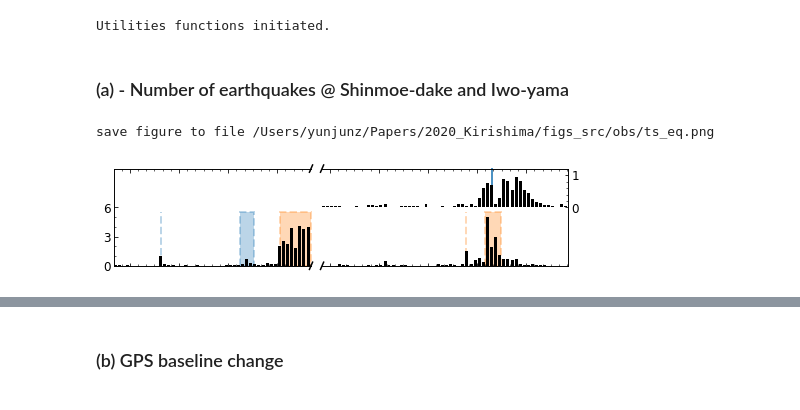
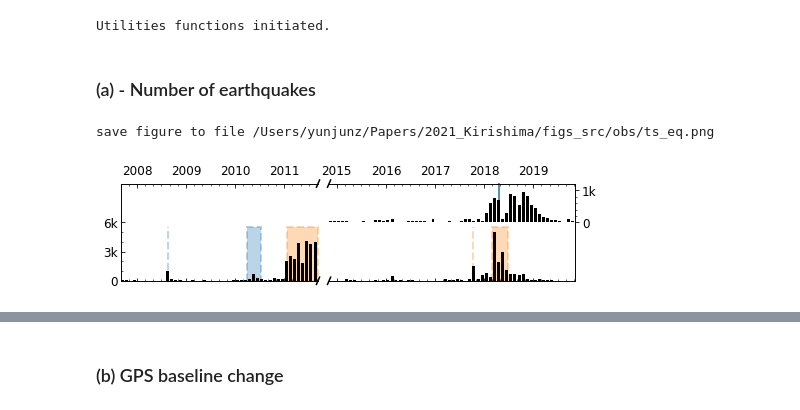
Before and after one commit to geodesymiami/2021-Kirishima, a Jupyter notebook: Fig_2_obs_time_series.ipynb, the cells around one changed output, grey strips where cells are left out. Cells and saved outputs as stored; diff of their text form; code cells hidden in the pictures.

Commit message:
updates from 2020
save before adding changes from 2021.

```diff
--- a/Fig_2_obs_time_series.ipynb
+++ b/Fig_2_obs_time_series.ipynb
@@ -19,7 +34,7 @@ Go to directory /Users/yunjunz/Papers/2020_Kirishima/figs_src/obs
 ### Read time-series data
 # %%
 ## Number of EQs
-num_eq_file = os.path.expanduser('~/Papers/2020_Kirishima/figs_src/data/num_earthquake.csv')
+num_eq_file = os.path.join(proj_dir, 'data/num_earthquake.csv')
 fc = np.loadtxt(num_eq_file, delimiter=',', dtype=bytes).astype(str)
 eq_dates = np.array([dt.strptime(i, '%Y-%m') for i in fc[:,0]])
 # read number of EQs around Shinmoe-dake and Iwo-yama into eq_num_list
@@ -36,9 +51,9 @@ for i in range(1, fc.shape[1]):
 gps_dir = os.path.expanduser('~/data/Kirishima/GPS/GSI_F3')
 t0, t1 = '20070101', '20191001'
 site1, sites = '950486', '960714'
-dates1, x1, y1, z1 = read_GSI_F3(gps_dir, '950486', t0, t1)
-dates2, x2, y2, z2 = read_GSI_F3(gps_dir, '960714', t0, t1)
-gps_dates, gps_lens = get_baseline_change(dates1, x1, y1, z1, dates2, x2, y2, z2)
+dates1, x1, y1, z1 = gps.read_GSI_F3(gps_dir, '950486', t0, t1)
+dates2, x2, y2, z2 = gps.read_GSI_F3(gps_dir, '960714', t0, t1)
+gps_dates, gps_lens = gps.get_baseline_change(dates1, x1, y1, z1, dates2, x2, y2, z2)
 ## start from zero
 #idx = gps_dates.index(dt(2005, 12, 15, 12, 0))
 #gps_lens -= gps_lens[idx]
@@ -71,18 +86,18 @@ def plot_date_of_interest(axs, y1max=1, y2min=0):
     kwargs = dict(linewidth=2, zorder=0, clip_on=False, alpha=0.3)
 
     # Phreatic eruptions in Shinmoe-dake
-    kwargs.update(linestyle='--', color=pp.mplColors[0])
+    kwargs.update(linestyle='--', color='C0')
     axs[0].axvline(x   =dt(2008, 8, 22), ymax=y1max, **kwargs)
     axs[0].axvspan(xmin=dt(2010, 3, 31), xmax=dt(2010, 7, 10), ymax=y1max, **kwargs)
 
     # Magmatic eruptions in Shinmoe-dake
-    kwargs.update(linestyle='--', color=pp.mplColors[1])
+    kwargs.update(linestyle='--', color='C1')
     axs[1].axvline(x   =dt(2017, 10, 11), ymax=y1max, **kwargs)
     axs[0].axvspan(xmin=dt(2011, 1 , 19), xmax=dt(2011, 9, 7 ), ymax=y1max, **kwargs)
     axs[1].axvspan(xmin=dt(2018, 3 , 1 ), xmax=dt(2018, 6, 27), ymax=y1max, **kwargs)
 
     # Phreatic eruptions in Iwo-yama
-    kwargs.update(linestyle='-', color=pp.mplColors[0], alpha=0.8)
+    kwargs.update(linestyle='-', color='C0', alpha=0.8)
     axs[1].axvline(x=dt(2018, 4, 19), ymin=y2min, **kwargs)
     return
 
@@ -125,51 +140,53 @@ print('Utilities functions initiated.')
 # %% [output]
 Utilities functions initiated.
 # %% [markdown]
-### (a) - Number of earthquakes @ Shinmoe-dake and Iwo-yama
+### (a) - Number of earthquakes
 # %%
 figsize = [7, 1.5]
 fig, axs = plt.subplots(nrows=1, ncols=2, figsize=figsize, sharey=True, gridspec_kw={'width_ratios': width_ratio})
 ax2s = []
 for ax in axs:
     #shift half a month to display the monthly average value in the center.
     ax.bar(eq_dates + timedelta(days=15), eq_num_list[0]/1000., width=22, color='k')
     ax.set_ylim(0, 10)
 
     ax2 = ax.twinx()
     ax2.bar(eq_dates + timedelta(days=15), eq_num_list[1]/1000., width=22, color='k')
     ax2.set_ylim(-1.8, 1.2)
     ax2s.append(ax2)
 
 # Eruptive dates
 plot_date_of_interest(axs, y1max=0.55, y2min=0.65)
 
 # axes format
 for ax in axs:
-    #ax.tick_params(which='both', direction='in', labelsize=font_size, bottom=True, top=True, left=True, right=True)
+    ax.xaxis.set_major_formatter(mdates.DateFormatter('%Y'))
     ax.xaxis.set_major_locator(mdates.YearLocator(1))
-    ax.xaxis.set_major_formatter(mdates.DateFormatter('%Y'))
     ax.xaxis.set_minor_locator(mdates.MonthLocator(interval=2))
-    ax.set_xticklabels([])
+    #ax.set_xticklabels([])
+    ax.xaxis.tick_top()
+    ax.tick_params(which='both', direction='in', bottom=True, top=True, left=False, right=False)
 
-axs[0].tick_params( which='both', direction='in', labelsize=font_size, bottom=True, top=True, left=True, right=False)
-axs[1].tick_params( which='both', direction='in', labelsize=font_size, bottom=True, top=True, left=False, right=False)
-ax2s[0].tick_params(which='both', direction='in', labelsize=font_size, bottom=True, top=True, left=False, right=False)
-ax2s[1].tick_params(which='both', direction='in', labelsize=font_size, bottom=True, top=True, left=False, right=True)
-
-axs[0].yaxis.set_major_locator( ticker.FixedLocator([0,3,6]))
-axs[0].yaxis.set_minor_locator( ticker.FixedLocator(np.linspace(0,6,7)))
-ax2s[1].yaxis.set_major_locator(ticker.FixedLocator([0,1]))
-ax2s[1].yaxis.set_minor_locator(ticker.FixedLocator(np.linspace(0,1,6)))
+ax = axs[0]
+ax.tick_params(left=True,  right=False)
+ax.yaxis.set_minor_locator(ticker.FixedLocator(np.linspace(0,6,7)))
+ax.yaxis.set_major_locator(ticker.FixedLocator([0,3,6]))
+ax.set_yticklabels(['0', '3k', '6k'])
+ax = ax2s[1]
+ax.tick_params(left=False, right=True)
+ax.yaxis.set_minor_locator(ticker.FixedLocator(np.linspace(0,1,6)))
+ax.yaxis.set_major_locator(ticker.FixedLocator([0,1]))
+ax.set_yticklabels(['0', '1k'])
 fig.subplots_adjust(wspace=0.05, left=0.05, right=0.95, top=0.95, bottom=0.05)
 
 # Cut along x-axis
 cut_along_xaxis(axs, figsize=figsize, ax2s=ax2s)
 
 # output
 out_file = os.path.abspath('ts_eq.png')
-plt.savefig(out_file, bbox_inches='tight', transparent=True, dpi=fig_dpi)
+plt.savefig(out_file, bbox_inches='tight', transparent=True, dpi=600)
 print('save figure to file', out_file)
 plt.show()
 # %% [output]
-save figure to file /Users/yunjunz/Papers/2020_Kirishima/figs_src/obs/ts_eq.png
+save figure to file /Users/yunjunz/Papers/2021_Kirishima/figs_src/obs/ts_eq.png
-[figure, old version]
+[figure, new version]
```
Also changed, not shown: parts of 9 cells of this notebook, 5 other files.
